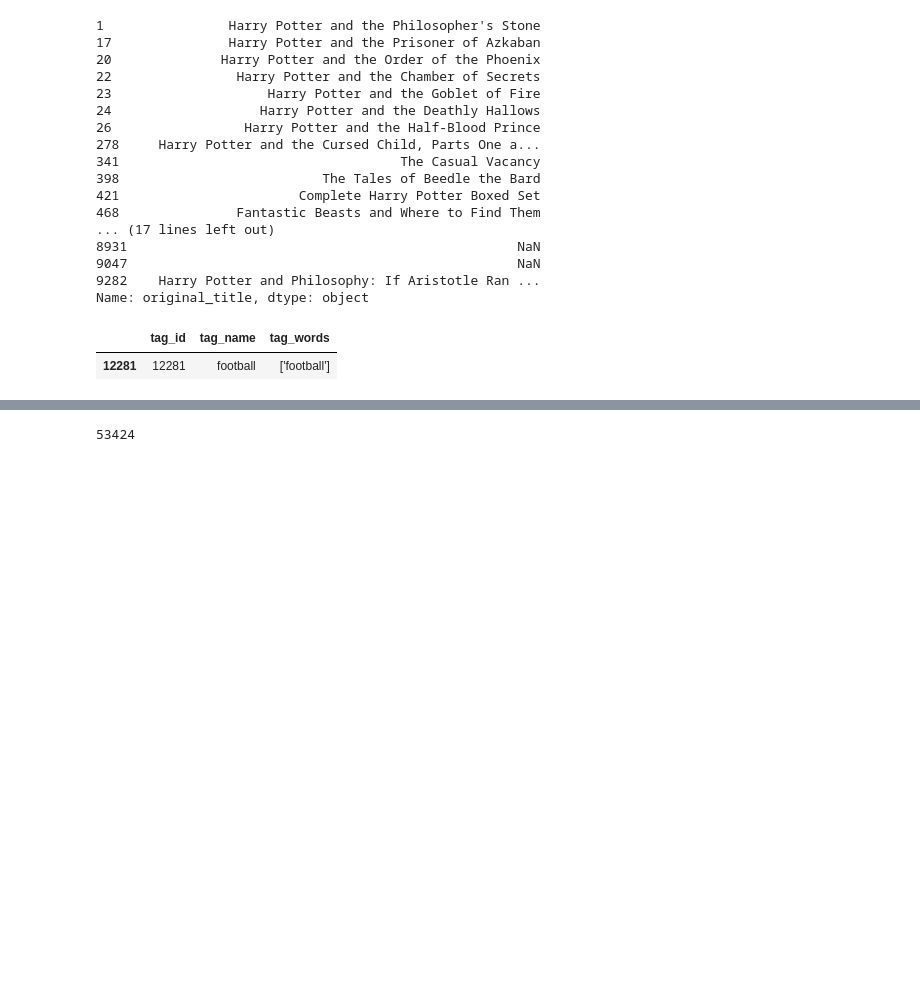
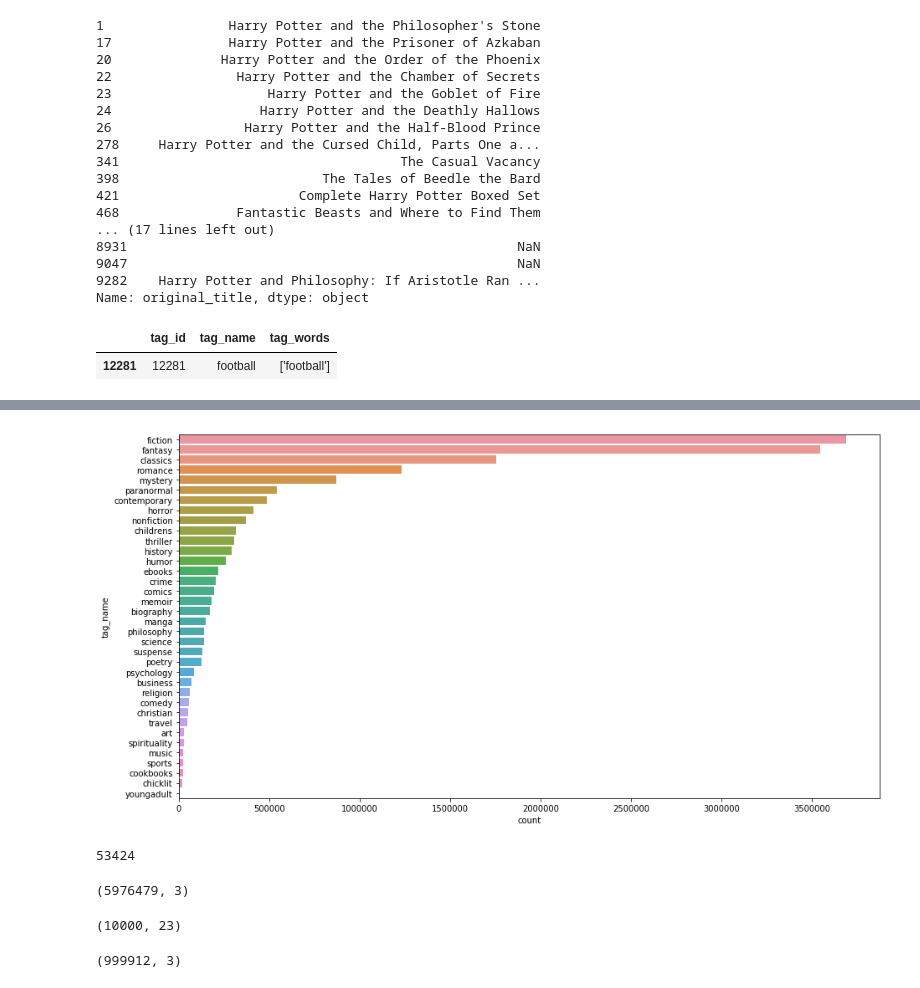
Before and after one commit to konelson/goodreads, a Jupyter notebook: goodreads_eda.ipynb, the cells around one changed output, grey strips where cells are left out. Drawn from its saved outputs; the diff is of its cells as text; code cells hidden in the pictures; blank space fills up the shorter version.

```diff
--- a/goodreads_eda.ipynb
+++ b/goodreads_eda.ipynb
@@ -443,2 +456,2 @@ genre_df = booktags_df.join(tags_df, on = 'tag_id', lsuffix = 'tag_id')[
 # %%
-(genre_df.groupby(by = 'tag_name', as_index = False).count()[['tag_name', 'tag_id']])
+genre_df_for_plot = (genre_df.groupby(by = 'tag_name', as_index = False).sum()[['tag_name', 'count']]).sort_values('count', ascending = False)
@@ -462,0 +458,2 @@ genre_df = booktags_df.join(tags_df, on = 'tag_id', lsuffix = 'tag_id')[
+# %%
+genre_df_for_plot['percentage'] = genre_df_for_plot['count']/ genre_df_for_plot['count'].sum()
@@ -463,3 +471,12 @@ genre_df = booktags_df.join(tags_df, on = 'tag_id', lsuffix = 'tag_id')[
+# %%
+from matplotlib import pyplot as plt
+import seaborn as sns
+
+plt.figure(figsize=(15,8))
+
+sns.barplot(y = genre_df_for_plot['tag_name'], x = genre_df_for_plot['count']);
+# %% [output]
+[figure, added]
 # %%
 ratings_df.user_id.nunique()
 # %% [output]
@@ -470,0 +484,12 @@ ggplot(aes(reorder(tag_name, percentage), percentage, fill = percentage)) + geom
+# %%
+ratings_df.shape
+# %% [output]
+(5976479, 3)
+# %%
+book_df.shape
+# %% [output]
+(10000, 23)
+# %%
+booktags_df.shape
+# %% [output]
+(999912, 3)
```
Also changed, not shown: parts of 33 cells of this notebook, 11 other files.
